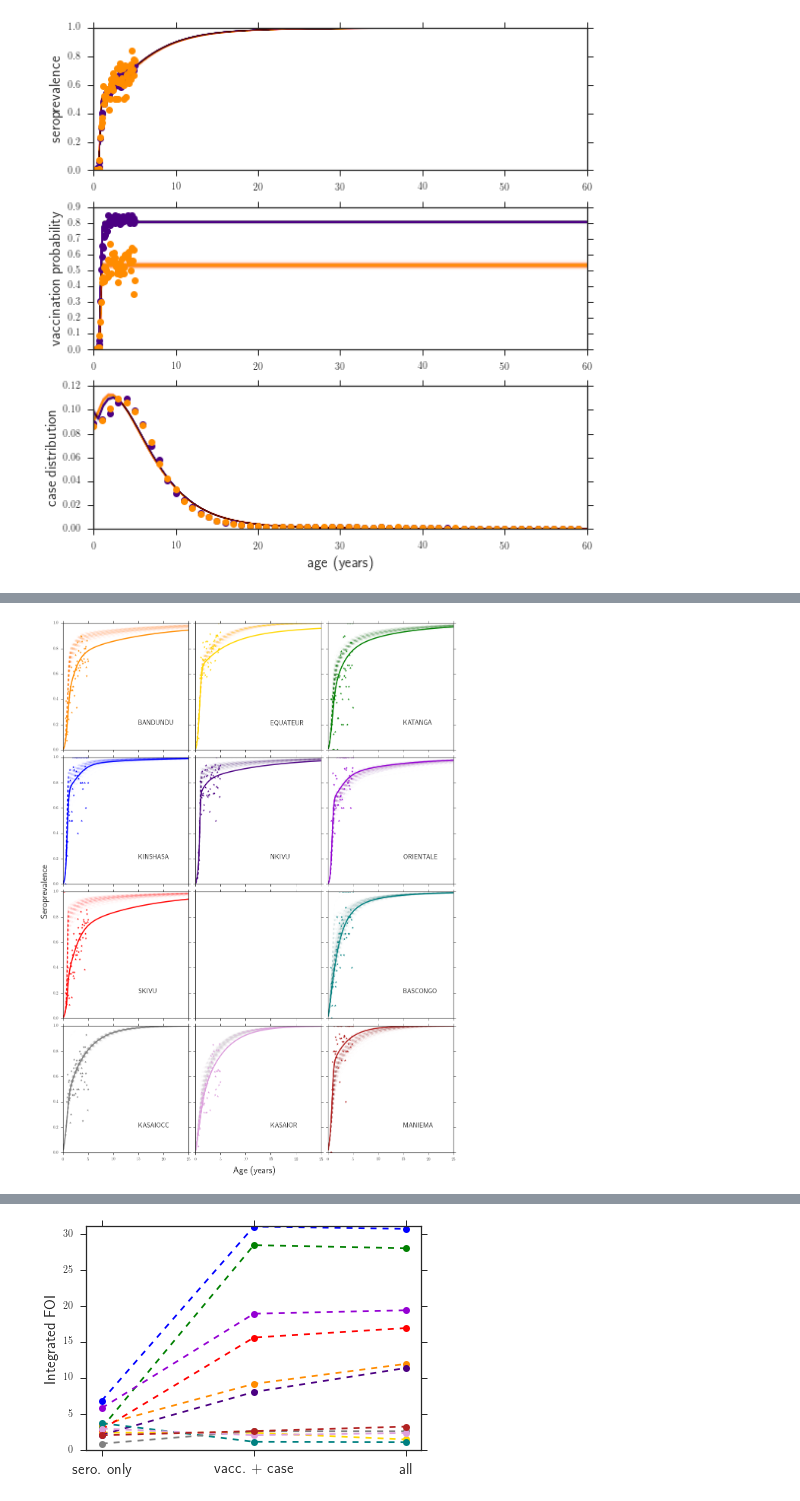
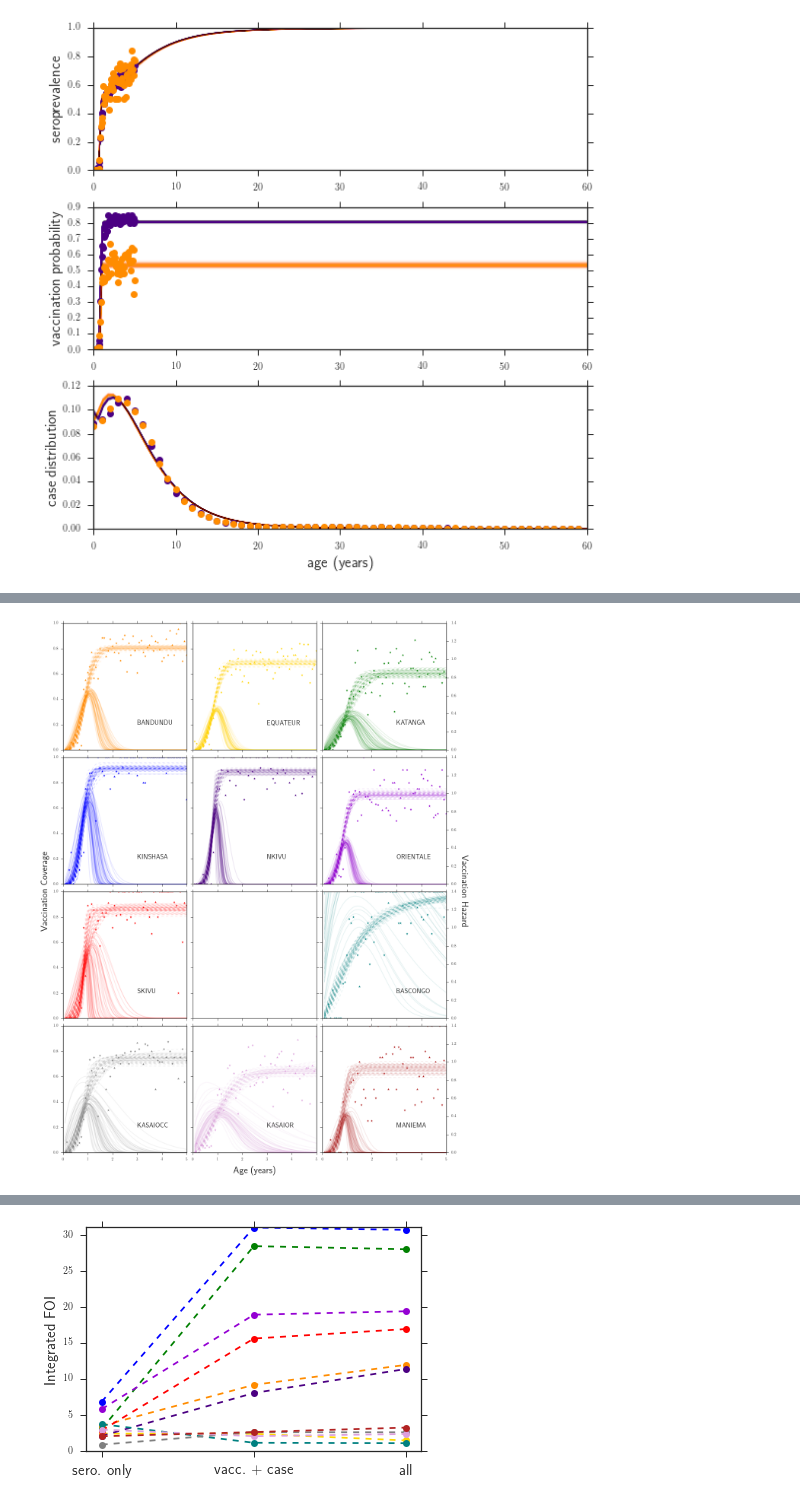
Before and after one commit to lmaesampson/CompetingRates, a Jupyter notebook: Code/Figures.ipynb, the cells around one changed output, grey strips where cells are left out. Cells and saved outputs as stored; diff of their text form; code cells hidden in the pictures.

Commit message:
updated Figures notebook

```diff
--- a/Code/Figures.ipynb
+++ b/Code/Figures.ipynb
@@ -730,22 +795,23 @@ colors = ['darkorange','gold','green','blue','indigo','darkviolet','red','teal',
 # %%
-#First, the seroprevalence for each.:
+#Vaccination levels plus vaccination hazard
 burnin = 500
 vobs_pandas = pd.read_csv('../Data/Xvax.csv')
 vtrials_pandas = pd.read_csv('../Data/Nvax.csv')
 sobs_pandas = pd.read_csv('../Data/YseroNew.csv')
 strials_pandas = pd.read_csv('../Data/NseroNew.csv')
 cases_pandas = pd.read_csv('../Data/reported_cases_lab.csv')
-
+xplot = np.linspace(1,25,25)
 
 fig, axes = plt.subplots(nrows=4, ncols=3, figsize=(15,20),sharex=True,sharey=True)
 axis = axes.flatten()
 
 nspace = 1000
-x = np.linspace(1,25*12,nspace)
-xplot = np.linspace(1,25*12,nspace)
-xdata = np.linspace(1,60,60)
+x = np.linspace(1,5*12,nspace)
+
+noy2 = [0,1,3,4,6,8,9]
 
 j = 0
+b = 0
 for prov in locs:
     #Read in the actual data
     vobs = vobs_pandas.loc[:,prov]
@@ -776,6 +842,8 @@ for prov in locs:
     if j==7:
         j+= 1
     ax = axis[j]
+    ax2 = ax.twinx()
+
     j += 1
     i = 0
     for line in open('chains/BFtest/'+prov+'/chain_1.txt','r'):
@@ -792,32 +860,13 @@ for prov in locs:
             i += 1
     samples = np.array(samples)
     samples = samples.astype(float)
-    print prov, len(samples)
+    #print prov, len(samples)
 
-    snosero = []
-    i = 0
-    for line in open('chains/BFtest/nosero/'+prov+'/chain_1.txt','r'):
-        sample = line.split()
-        if i> burnin:
-            snosero.append(sample)
-        i += 1
-    if j>7 or prov=='EQUATEUR':
-        snosero = []
-        for line in open('chains/BFtest/nosero/c_only/'+prov+'/chain_1.txt','r'):
-            sample = line.split()
-            if i> burnin:
-                snosero.append(sample)
-            i += 1
-    snosero = np.array(snosero)
-    snosero = snosero.astype(float)
-    print prov, len(snosero)
+    vacc = np.zeros(nspace)
+    vhaz = np.zeros(nspace)
 
-    sero = np.zeros(nspace)
-    nosero = np.zeros(nspace)
-
-    #l = len(samples[:,0])
-    l = 900
-    nplot = 300
+    l = len(samples[:,0])
+    nplot = 60
 
     for k in range(nplot):
         index = np.random.randint(l)
@@ -831,46 +880,36 @@ for prov in locs:
         ve = samples[index,6]
         con = samples[index,7]
         alph = samples[index,8]
-
-        vans = snosero[index,0]
-        vbns = snosero[index,1]
-        vhns = snosero[index,2]
-        fans = snosero[index,3]
-        fbns = snosero[index,4]
-        fhns = snosero[index,5]
-        vens = snosero[index,6]
-        conns = snosero[index,7]
-        alphns = snosero[index,8]
-
-        if j>8:
+        if j>7:
             alph = 0.
 
         m = 0
         for i in x:
             a = float(i)
-            if j<= 7 and prov != 'EQUATEUR':
-                sero[m] += 1. - np.exp(-vh*ve*(1. - np.exp(-(a/vb)**va)) - (alph)*fh*(1. - np.exp(-(a/fb)**fa))-con*a)
-                nosero[m] = 1. - np.exp(-vhns*vens*(1. - np.exp(-(a/vbns)**vans))\
-                                    - (alphns)*fhns*(1. - np.exp(-(a/fbns)**fans))-conns*a)
-            if j>7 or prov=='EQUATEUR':
-                sero[m] += 1. - np.exp(-vh*ve*(1. - np.exp(-(a/vb)**va))-con*a)
-                nosero[m] = 1. - np.exp(-vhns*vens*(1. - np.exp(-(a/vbns)**vans))-conns*a)
+            vhaz[m] = vh*(a/vb)**(va-1.)*np.exp(-(a/vb)**(va))
+            vacc[m] = 1. - np.exp(-vh*(1. - np.exp(-(a/vb)**va)))
             m += 1
-        ax.plot(x/12.,nosero,alpha=0.01,color=c,linestyle='dashed')
-
-    ax.plot(xdata/12.,sobs.astype(float)/stry.astype(float),color=c,marker='*',linestyle='none')
-    sero /= nplot
-    ax.plot(x/12.,sero,alpha=1.,color=c,linewidth=3)
-    ax.annotate(prov,(15,0.2),fontsize=18)
+        ax.plot(x/12.,vacc,alpha=0.1,color=c,linestyle='dashed')
+        ax2.plot(x/12.,vhaz,alpha=0.1,color=c)
+        #ax2.set_yticks([],[])
+    #ax.plot(xplot/12.,sobs[0:25].astype(float)/stry[0:25].astype(float),color=c,marker='*',linestyle='none')
+    ax.annotate(prov,(3,0.2),fontsize=18)
+    ax.set_ybound(0.,1.)
+    ax2.set_ylim(0,1.4)
+    ax.plot(xdata/12.,vobs.astype(float)/vtry.astype(float),color=c,marker='*',linestyle='none')
+    print b, prov
+    if np.isin(b,noy2):
+        ax2.set_yticks([])
+    b += 1
 
 #ax0.set_ylabel('Force of Infection',fontsize=15)
 #ax1.set_ylabel('Vaccination Hazard',fontsize=15)
 #ax0.legend(fontsize=15,frameon=True)
 #ax1.set_xlim(0,5)
-fig.text(-0.01, 0.5, 'Seroprevalence', ha='center', va='center', rotation='vertical',fontsize=25)
-fig.text(0.5, -0.01, 'Age (years)', ha='center', va='center', rotation='horizontal',fontsize=25)
+fig.text(-0.01, 0.5, 'Vaccination Coverage', ha='center', va='center', rotation='vertical',fontsize=25)
+fig.text(1.01, 0.5, 'Vaccination Hazard', ha='center', va='center', rotation=270,fontsize=25)
+fig.text(0.5, -0.01, 'Age (years)', ha='center', va='center',fontsize=25)
 #plt.xlabel('Age (years)',fontsize=15)
 fig.tight_layout()
-#plt.subplots_adjust(left=0.25,bottom=0.25)
-plt.savefig('Seroprevalence.png',dpi=300,bbox_inches="tight")
+plt.savefig('VaccHazard.png',dpi=200,bbox_inches="tight")
 # %% [output]
@@ -894,2 +927,2 @@ MANIEMA 1490
-[figure, old version]
+[figure, new version]
 # %%
```
Also changed, not shown: parts of 36 cells of this notebook.
